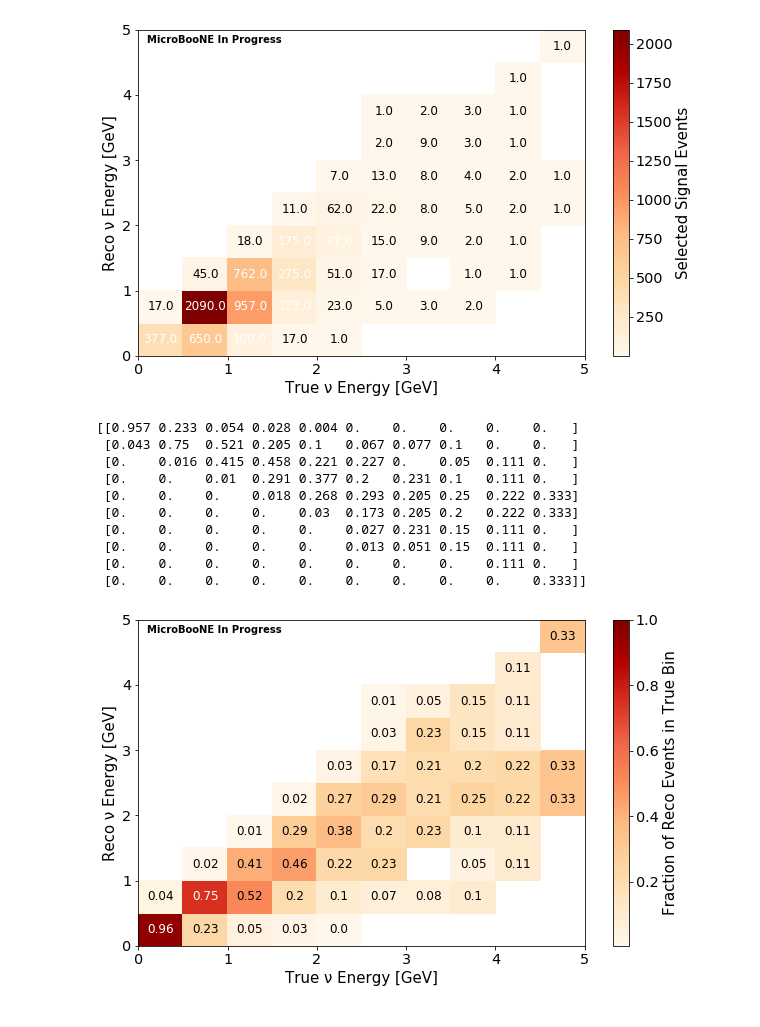
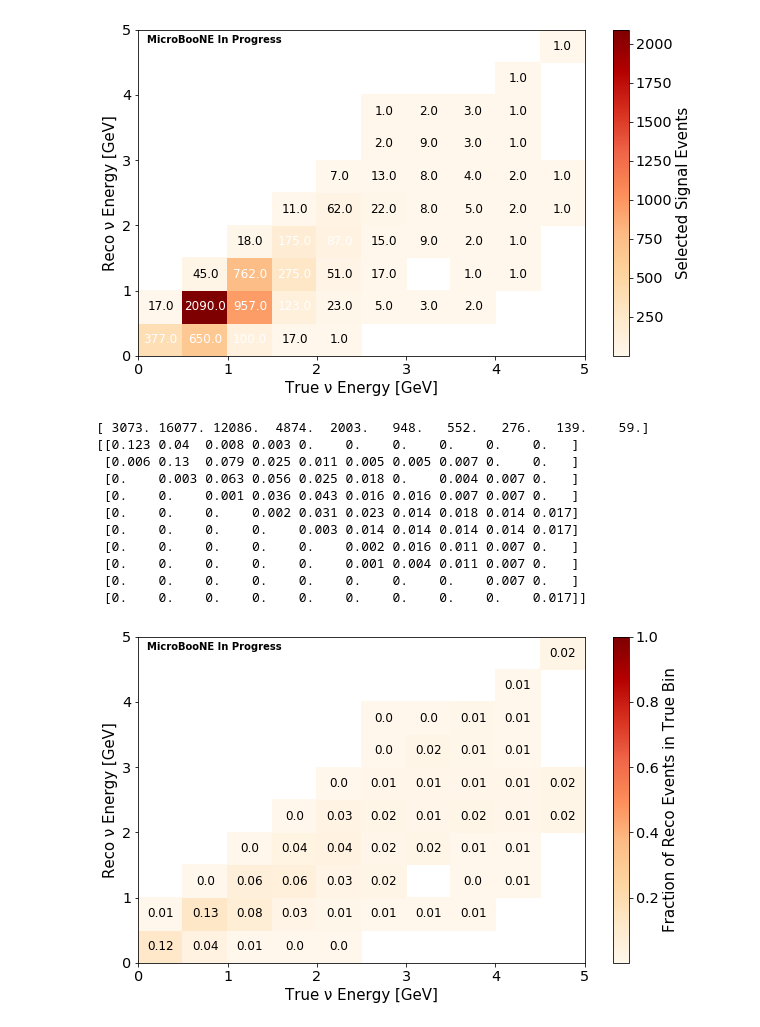
Before and after one commit to afm1g15/PELEE, a Jupyter notebook: Smearing_Matrix_Work_Nue.ipynb, the cells around one changed output. Cells and saved outputs as stored; diff of their text form; code cells hidden in the pictures.

```diff
--- a/Smearing_Matrix_Work_Nue.ipynb
+++ b/Smearing_Matrix_Work_Nue.ipynb
@@ -775,0 +1284,22 @@ In bin 9 , eff =  0.05900285019643361  with error =  0.3387468995542195
+# %%
+# LEPTON MOMENTUM
+
+#this is the truth selection
+fiduc_q = "(nu_pdg == 12 and ccnc == 0 and true_nu_vtx_z < 1036.8 and true_nu_vtx_z > 0 and true_nu_vtx_y < 116.5 and true_nu_vtx_y > -116.5 and true_nu_vtx_x < \
+ 254.8 and true_nu_vtx_x > -1.55 and nproton > 0 and npion == 0 and nu_e > 0.04 and nu_e < 5)"
+fiduc_q  += " and category == 11"
+
+variable = 'targetP_asmuon'
+xaxis = "True Lepton Momentum [GeV]"
+savetitle = "batch_eff_nue_fig_full_500_catsel_nopions_LeptonMom_matrix_trueeff.csv"
+
+
+bin_width = 0.5
+bins = np.arange(0, 5.0, bin_width)
+#plot_signal_and_eff(selected, nue, fiduc_q, bins, mc.query(fiduc_q))
+
+selected = nue_nue.query(SEL_QUERY)
+selected_fid = selected.query(fiduc_q)
+
+#had truth as mc - should be nue?
+plot_signal_and_eff(selected_fid, nue_nue, fiduc_q, bins, variable, xaxis, savetitle)
@@ -777,7 +1323,7 @@ In bin 9 , eff =  0.05900285019643361  with error =  0.3387468995542195
 ### Smearing Matrix work
 # %%
 # plot the smearing matrix
-def plot_smearing(selected, signal, true, reco, bins, norm=False):
+def plot_smearing(selected, signal, df, true, reco, bins, norm=False):
     fig = plt.figure(figsize=(10, 6))
 
     smear = plt.hist2d(selected.query(signal)[true],selected.query(signal)[reco],
@@ -812,15 +1358,19 @@ def plot_smearing(selected, signal, true, reco, bins, norm=False):
 
         norm_array = smear[0].T
 
+        gen = plt.hist(df.query(signal)['nu_e'], bins, color='deepskyblue')
+        print(gen[0])
+        plt.close()
+
         # for each truth bin (column):
         for j in range(len(bins)-1):
 
-            reco_events_in_column = [ norm_array[i][j] for i in range(len(bins)-1) ]
-            tot_reco_events = np.nansum(reco_events_in_column)
+            #reco_events_in_column = [ norm_array[i][j] for i in range(len(bins)-1) ]
+            #tot_reco_events = np.nansum(reco_events_in_column)
 
             # replace with normalized value
             for i in range(len(bins)-1):
-                norm_array[i][j] =  norm_array[i][j] / tot_reco_events
+                norm_array[i][j] =  norm_array[i][j] / gen[0][j]
 
         # now plot
         fig = plt.figure(figsize=(10, 6))
@@ -854,10 +1404,10 @@ def plot_smearing(selected, signal, true, reco, bins, norm=False):
         cbar = plt.colorbar()
         cbar.set_label('Fraction of Reco Events in True Bin', fontsize=15)
 
-        #np.savetxt("nue_full_500_catsel_nopions_recoE_usingSelection_smearcept.csv",
-        #   zero_copy_smear_norm,
-        #   delimiter =", ",
-        #   fmt ='% s')
+        np.savetxt("nue_full_500_catsel_nopions_recoE_usingSelection_smearcept.csv",
+           zero_copy_smear_norm,
+           delimiter =", ",
+           fmt ='% s')
 
     plt.xlabel('True ν Energy [GeV]', fontsize=15)
     plt.ylabel('Reco ν Energy [GeV]', fontsize=15)
@@ -890,17 +1442,18 @@ plot_smearing(selected_fid, fiduc_q, true_var, reco_var, bins)
 [figure]
 # %%
 # relationship between true & reco values
-plot_smearing(selected_fid, fiduc_q, true_var, reco_var, bins, norm=True)
+plot_smearing(selected_fid, fiduc_q, nue, true_var, reco_var, bins, norm=True)
 # %% [output]
-[[0.957 0.233 0.054 0.028 0.004 0.    0.    0.    0.    0.   ]
- [0.043 0.75  0.521 0.205 0.1   0.067 0.077 0.1   0.    0.   ]
- [0.    0.016 0.415 0.458 0.221 0.227 0.    0.05  0.111 0.   ]
- [0.    0.    0.01  0.291 0.377 0.2   0.231 0.1   0.111 0.   ]
- [0.    0.    0.    0.018 0.268 0.293 0.205 0.25  0.222 0.333]
- [0.    0.    0.    0.    0.03  0.173 0.205 0.2   0.222 0.333]
- [0.    0.    0.    0.    0.    0.027 0.231 0.15  0.111 0.   ]
- [0.    0.    0.    0.    0.    0.013 0.051 0.15  0.111 0.   ]
- [0.    0.    0.    0.    0.    0.    0.    0.    0.111 0.   ]
- [0.    0.    0.    0.    0.    0.    0.    0.    0.    0.333]]
+[ 3073. 16077. 12086.  4874.  2003.   948.   552.   276.   139.    59.]
+[[0.123 0.04  0.008 0.003 0.    0.    0.    0.    0.    0.   ]
+ [0.006 0.13  0.079 0.025 0.011 0.005 0.005 0.007 0.    0.   ]
+ [0.    0.003 0.063 0.056 0.025 0.018 0.    0.004 0.007 0.   ]
+ [0.    0.    0.001 0.036 0.043 0.016 0.016 0.007 0.007 0.   ]
+ [0.    0.    0.    0.002 0.031 0.023 0.014 0.018 0.014 0.017]
+ [0.    0.    0.    0.    0.003 0.014 0.014 0.014 0.014 0.017]
+ [0.    0.    0.    0.    0.    0.002 0.016 0.011 0.007 0.   ]
+ [0.    0.    0.    0.    0.    0.001 0.004 0.011 0.007 0.   ]
+ [0.    0.    0.    0.    0.    0.    0.    0.    0.007 0.   ]
+ [0.    0.    0.    0.    0.    0.    0.    0.    0.    0.017]]
-[figure, old version]
+[figure, new version]
 # %%
```
Also changed, not shown: parts of 44 cells of this notebook, 5 other files.
